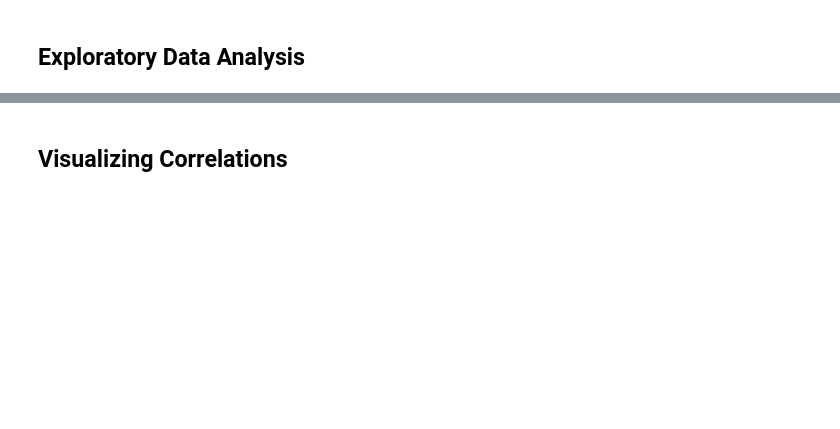
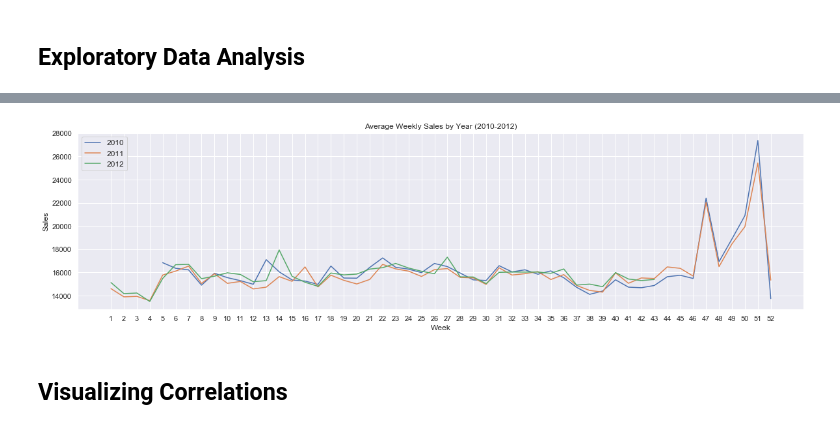
Before and after one commit to alyslma/walmart-sales-forecasting, a Jupyter notebook: WalmartSalesPrediction.ipynb, the cells around one changed output, grey strips where cells are left out. Cells and saved outputs as stored; diff of their text form; code cells hidden in the pictures; blank space fills up the shorter version.

```diff
--- a/WalmartSalesPrediction.ipynb
+++ b/WalmartSalesPrediction.ipynb
@@ -395,2 +462,20 @@ test_df = test.copy() # keep "Date" column
+# %%
+# Average weekly sales by year
+weekly_sales_2010 = train.loc[train.Year==2010].groupby(by=['Week'], as_index=False)['Weekly_Sales'].mean()
+weekly_sales_2011 = train.loc[train.Year==2011].groupby(by=['Week'], as_index=False)['Weekly_Sales'].mean()
+weekly_sales_2012 = train.loc[train.Year==2012].groupby(by=['Week'], as_index=False)['Weekly_Sales'].mean()
+
+plt.figure(figsize=(20,5))
+sns.lineplot(weekly_sales_2010.Week, weekly_sales_2010.Weekly_Sales)
+sns.lineplot(weekly_sales_2011.Week, weekly_sales_2011.Weekly_Sales)
+sns.lineplot(weekly_sales_2012.Week, weekly_sales_2012.Weekly_Sales)
+plt.xticks(np.arange(1, 53, step=1))
+plt.legend(['2010','2011','2012'], loc='upper left', fontsize='large')
+plt.title('Average Weekly Sales by Year (2010-2012)')
+plt.xlabel('Week')
+plt.ylabel('Sales')
+plt.show()
+# %% [output]
+[figure, added]
 # %% [markdown]
 ## Visualizing Correlations
```
Also changed, not shown: parts of 7 cells of this notebook.
